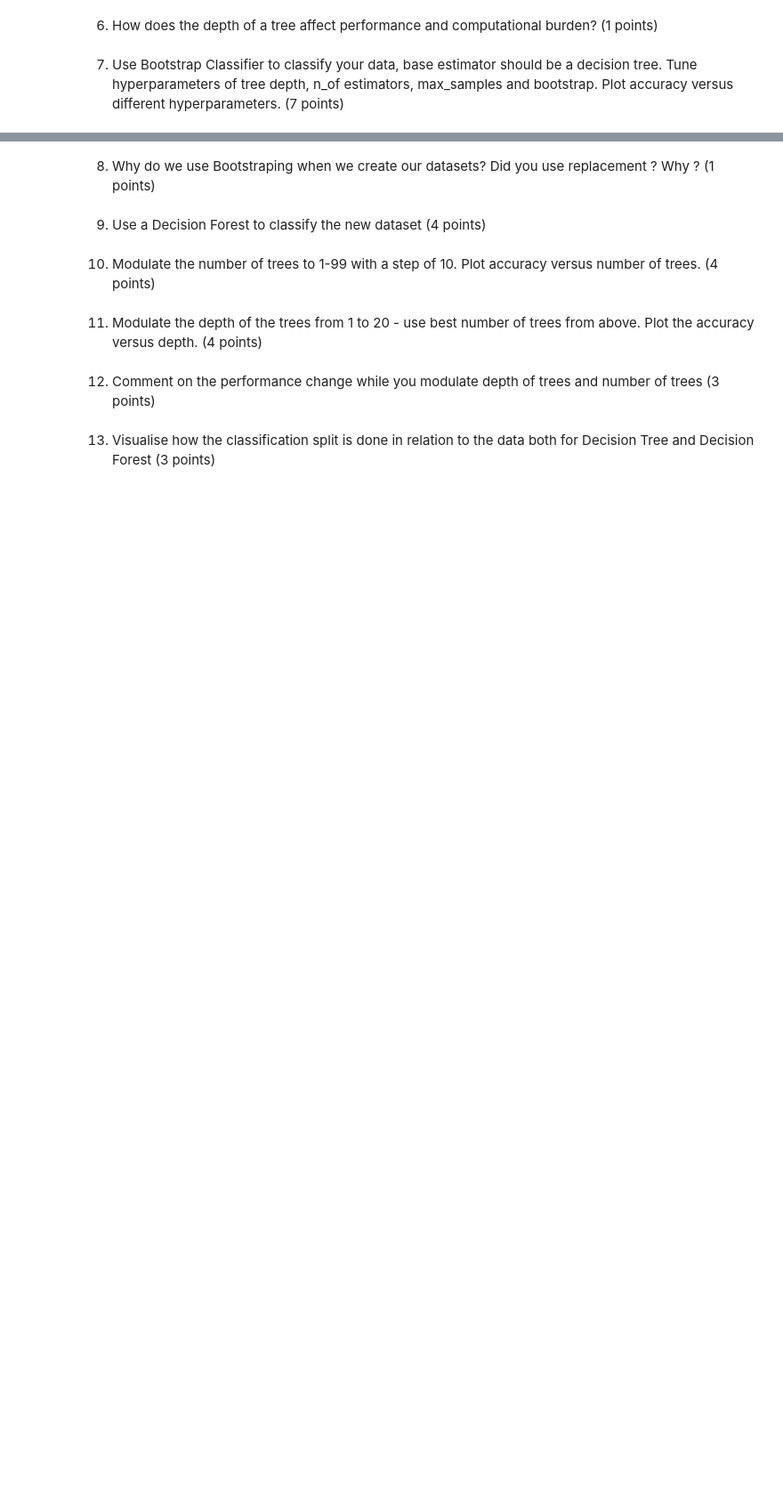
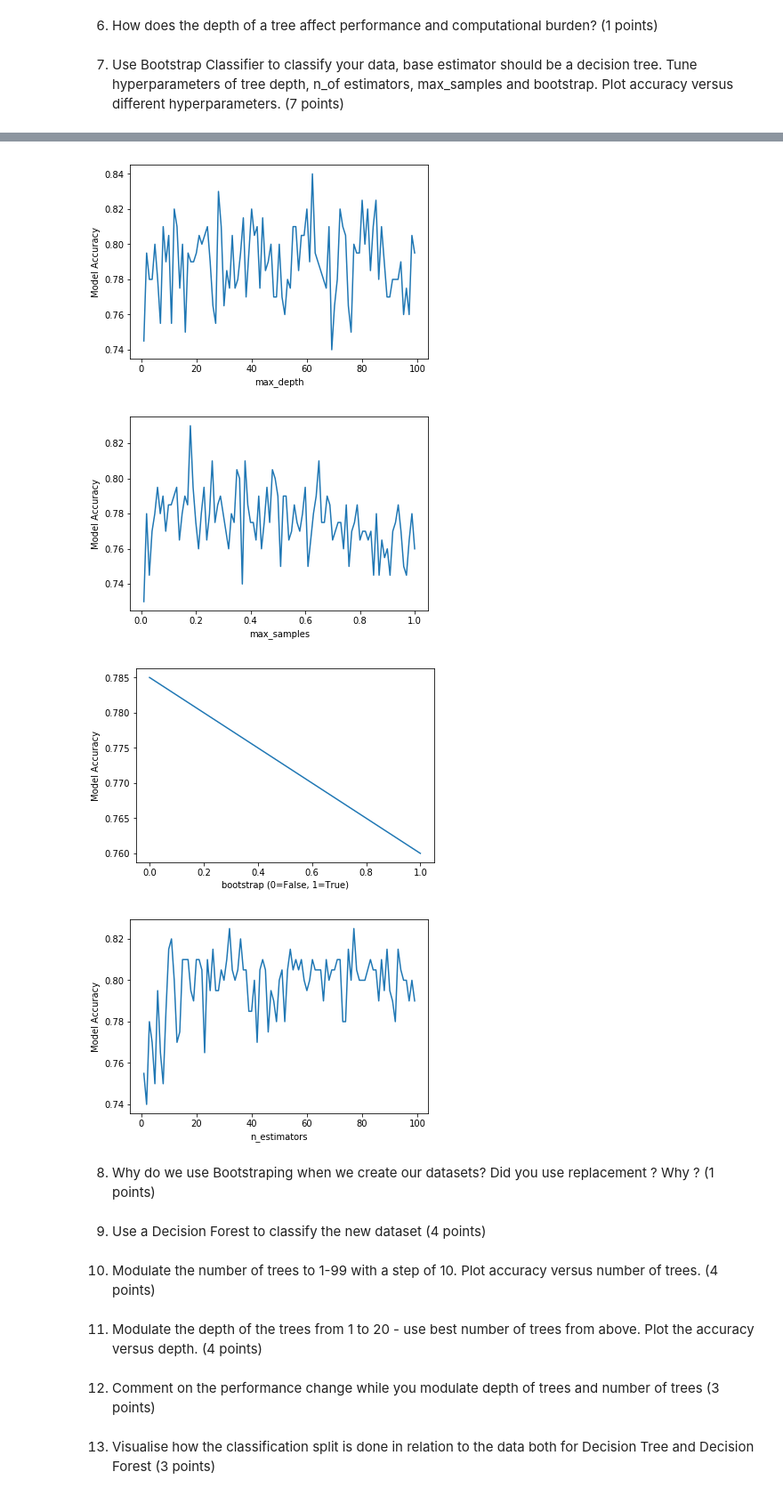
Before and after one commit to 94929/age-regression-from-brain-mri-images, a Jupyter notebook: MLI-CW-1.ipynb, the cells around one changed output, grey strips where cells are left out. Shown at 89% size. Saved outputs shown, nothing was run; the diff lists cells and outputs as text; code cells hidden in the pictures; blank space fills up the shorter version.

```diff
--- a/MLI-CW-1.ipynb
+++ b/MLI-CW-1.ipynb
@@ -100,19 +103,3 @@ acc: 0.965
 ## ADD YOUR CODE HERE
 # %% [markdown]
 7) Use Bootstrap Classifier to classify your data, base estimator should be a decision tree. Tune hyperparameters of tree depth, n_of estimators, max_samples and bootstrap. Plot accuracy versus different hyperparameters. (7 points)
-# %%
-from sklearn.ensemble import BaggingClassifier
-
-def train_bootstrap(max_depth=None, n_estimators=10, max_samples=0.5, bootstrap=True):
-    base_classifier = DecisionTreeClassifier(criterion="gini", max_depth=max_depth)
-    ensemble = BaggingClassifier(base_estimator=base_classifier,
-                                   n_estimators=n_estimators,
-                                   max_samples=max_samples,
-                                   bootstrap=bootstrap)
-
-    ensemble.fit(train_X, trainy)
-
-    return ensemble
-
-classifier = train_bootstrap()
-print(classifier.predict(X_poly))
@@ -137,2 +106,49 @@ print(classifier.predict(X_poly))
+# %%
+from sklearn.ensemble import BaggingClassifier
+
+def train_bootstrap(split=0.8, max_depth=None, n_estimators=10, max_samples=0.1, bootstrap=True):
+    base_classifier = DecisionTreeClassifier(criterion="gini", max_depth=max_depth)
+    ensemble = BaggingClassifier(base_estimator=base_classifier,
+                                   n_estimators=n_estimators,
+                                   max_samples=max_samples,
+                                   bootstrap=bootstrap)
+    train_X, train_y, test_X, test_y = split_dataset(X, y, split)
+    ensemble.fit(train_X, train_y)
+
+    return ensemble, get_model_accuracy(ensemble, test_X, test_y)
+
+depth_accuracies = [train_bootstrap(max_depth=depth)[1] for depth in range(1, 100)]
+plt.plot(range(1, 100), depth_accuracies)
+plt.xlabel("max_depth")
+plt.ylabel("Model Accuracy")
+plt.show()
+
+max_samples = np.linspace(0.01, 1., 100)
+sample_accuracies = [train_bootstrap(max_samples=ms)[1] for ms in max_samples]
+plt.plot(max_samples, sample_accuracies)
+plt.xlabel("max_samples")
+plt.ylabel("Model Accuracy")
+plt.show()
+
+bootstrap_accuracies = [train_bootstrap(bootstrap=True)[1], train_bootstrap(bootstrap=False)[1]]
+plt.plot(range(0, 2), bootstrap_accuracies)
+plt.xlabel("bootstrap (0=False, 1=True)")
+plt.ylabel("Model Accuracy")
+plt.show()
+
+estimators_accuracies = [train_bootstrap(n_estimators=e)[1] for e in range(1, 100)]
+plt.plot(range(1, 100), estimators_accuracies)
+plt.xlabel("n_estimators")
+plt.ylabel("Model Accuracy")
+plt.show()
+
+
+# classifier, accuracy = train_bootstrap(max_depth=2, max_samples=0.5, n_estimators=100, bootstrap=True)
+# print(accuracy)
+# %% [output]
+[figure, added]
+[figure, added]
+[figure, added]
+[figure, added]
 # %% [markdown]
 8) Why do we use Bootstraping when we create our datasets? Did you use replacement ? Why ? (1 points)
```
Also changed, not shown: parts of 7 cells of this notebook.
